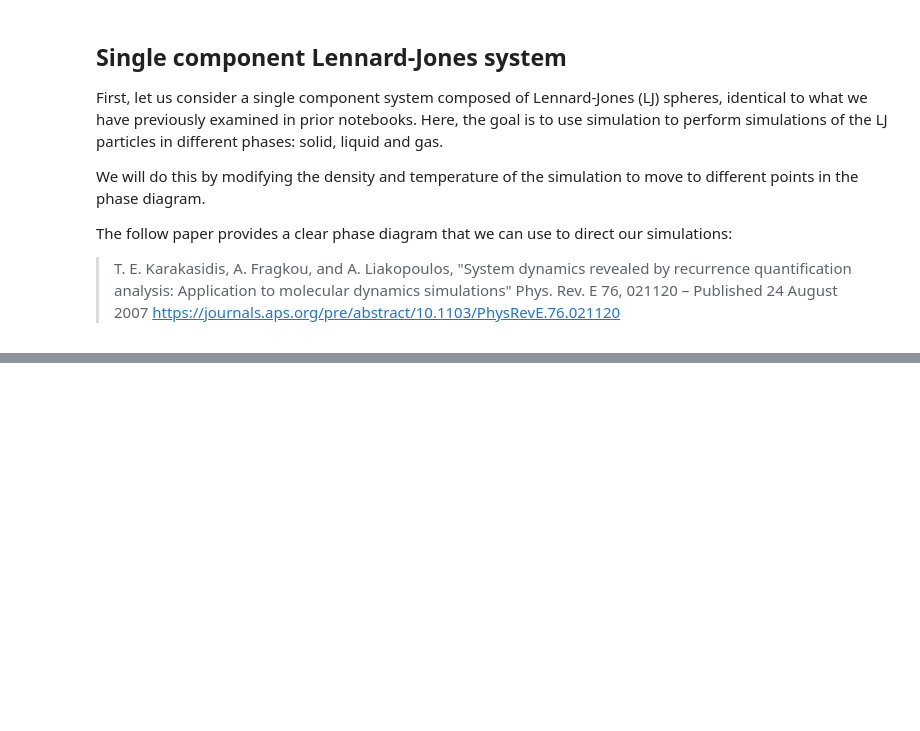
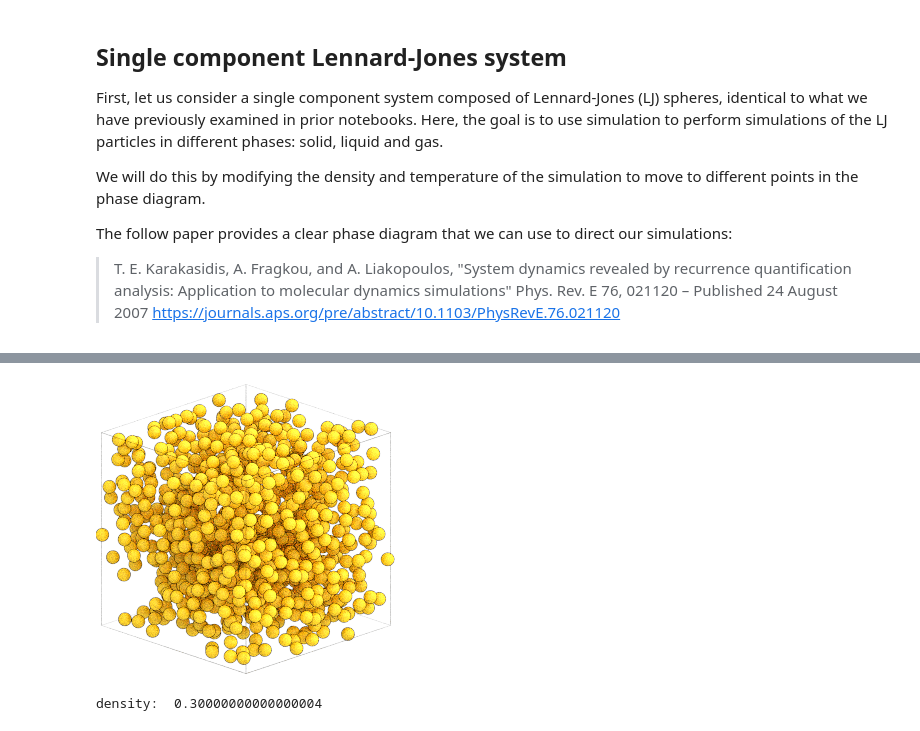
Before and after one commit to PTC-CMC/cybercamp, a Jupyter notebook: Predicting Phase Behavior.ipynb, the cells around one changed output, grey strips where cells are left out. Drawn from its saved outputs; the diff is of its cells as text; code cells hidden in the pictures; blank space fills up the shorter version.

```diff
--- a/Predicting Phase Behavior.ipynb
+++ b/Predicting Phase Behavior.ipynb
@@ -159,5 +228,11 @@ import mdtraj as md
+# %%
+traj_log = gsd.hoomd.open('trajectory_prod.gsd', 'rb')
+
+render_movie(traj_log)
+# %% [output]
+[figure, added]
 # %%
-thermo_log = gsd.hoomd.open('thermo.gsd', 'rb')
+thermo_log = gsd.hoomd.open('thermo_full.gsd', 'rb')
 
 time = []
 pe = []
@@ -169,6 +244,8 @@ n = thermo_log[-1].log['md/compute/ThermodynamicQuantities/num_particles'][0]
 vol = thermo_log[-1].log['md/compute/ThermodynamicQuantities/volume'][0]
 
 print("density: ", n/vol)
+# %% [output]
+density:  0.30000000000000004
 # %%
 plt.plot(time, pe)
 plt.ylabel('potential energy')
```
Also changed, not shown: parts of 22 cells of this notebook, 3 other files.
